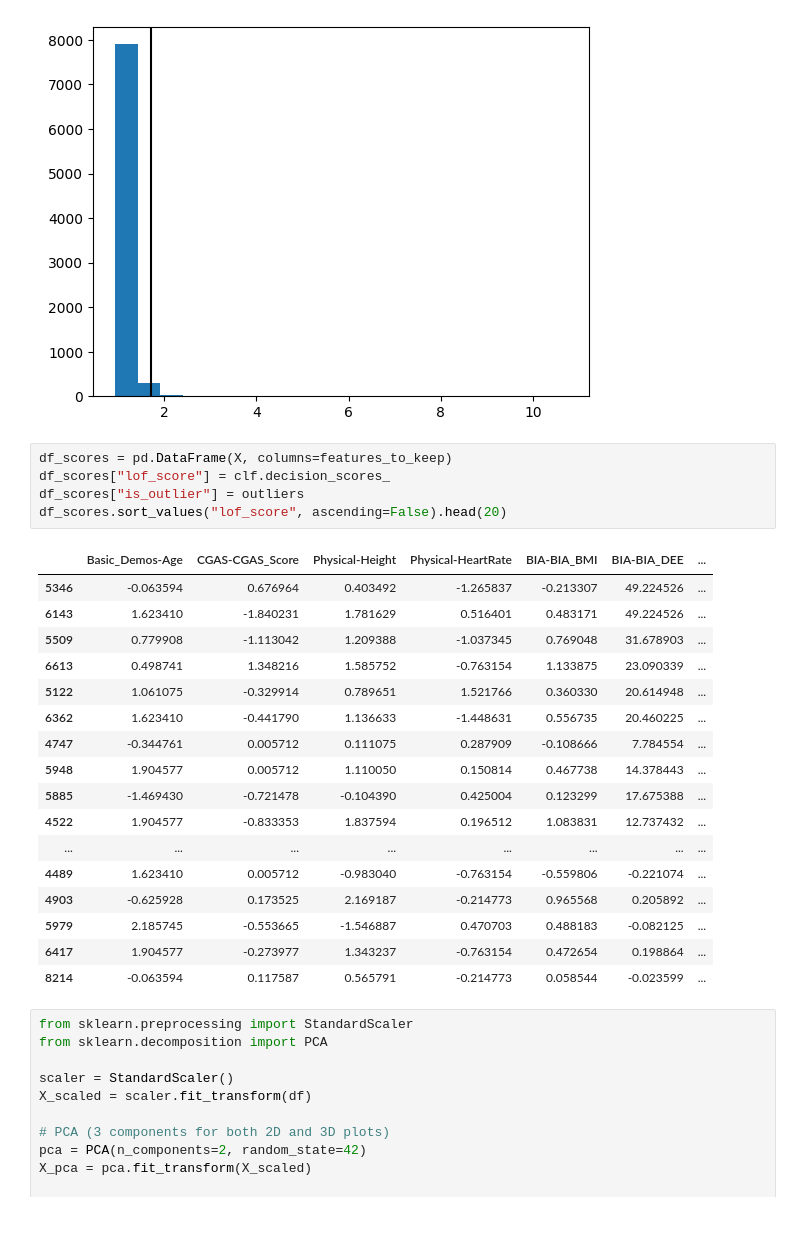
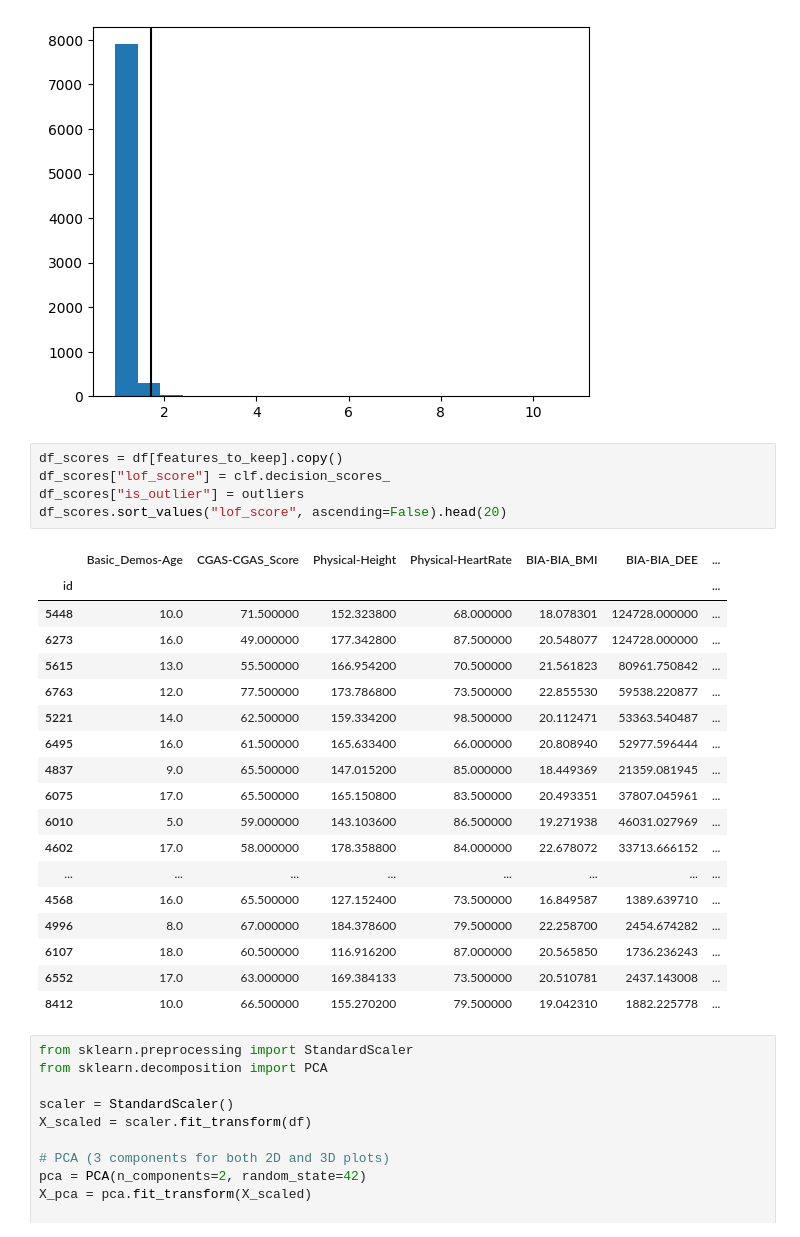
Before and after one commit to GiulioBartoloni/DataMining2, a Jupyter notebook: CMI/src/module_1/LOF.ipynb, the cells around one changed output. Cells and saved outputs as stored; diff of their text form.

```diff
--- a/CMI/src/module_1/LOF.ipynb
+++ b/CMI/src/module_1/LOF.ipynb
@@ -43,28 +43,29 @@ plt.show()
 # %% [output]
 [figure]
 # %%
-df_scores = pd.DataFrame(X, columns=features_to_keep)
+df_scores = df[features_to_keep].copy()
 df_scores["lof_score"] = clf.decision_scores_
 df_scores["is_outlier"] = outliers
 df_scores.sort_values("lof_score", ascending=False).head(20)
 # %% [output]
 |  | Basic_Demos-Age | CGAS-CGAS_Score | Physical-Height | Physical-HeartRate | BIA-BIA_BMI | BIA-BIA_DEE | ... |
-| 5346 | -0.063594 | 0.676964 | 0.403492 | -1.265837 | -0.213307 | 49.224526 | ... |
-| 6143 | 1.623410 | -1.840231 | 1.781629 | 0.516401 | 0.483171 | 49.224526 | ... |
-| 5509 | 0.779908 | -1.113042 | 1.209388 | -1.037345 | 0.769048 | 31.678903 | ... |
-| 6613 | 0.498741 | 1.348216 | 1.585752 | -0.763154 | 1.133875 | 23.090339 | ... |
-| 5122 | 1.061075 | -0.329914 | 0.789651 | 1.521766 | 0.360330 | 20.614948 | ... |
-| 6362 | 1.623410 | -0.441790 | 1.136633 | -1.448631 | 0.556735 | 20.460225 | ... |
-| 4747 | -0.344761 | 0.005712 | 0.111075 | 0.287909 | -0.108666 | 7.784554 | ... |
-| 5948 | 1.904577 | 0.005712 | 1.110050 | 0.150814 | 0.467738 | 14.378443 | ... |
-| 5885 | -1.469430 | -0.721478 | -0.104390 | 0.425004 | 0.123299 | 17.675388 | ... |
-| 4522 | 1.904577 | -0.833353 | 1.837594 | 0.196512 | 1.083831 | 12.737432 | ... |
+| id |  |  |  |  |  |  | ... |
+| 5448 | 10.0 | 71.500000 | 152.323800 | 68.000000 | 18.078301 | 124728.000000 | ... |
+| 6273 | 16.0 | 49.000000 | 177.342800 | 87.500000 | 20.548077 | 124728.000000 | ... |
+| 5615 | 13.0 | 55.500000 | 166.954200 | 70.500000 | 21.561823 | 80961.750842 | ... |
+| 6763 | 12.0 | 77.500000 | 173.786800 | 73.500000 | 22.855530 | 59538.220877 | ... |
+| 5221 | 14.0 | 62.500000 | 159.334200 | 98.500000 | 20.112471 | 53363.540487 | ... |
+| 6495 | 16.0 | 61.500000 | 165.633400 | 66.000000 | 20.808940 | 52977.596444 | ... |
+| 4837 | 9.0 | 65.500000 | 147.015200 | 85.000000 | 18.449369 | 21359.081945 | ... |
+| 6075 | 17.0 | 65.500000 | 165.150800 | 83.500000 | 20.493351 | 37807.045961 | ... |
+| 6010 | 5.0 | 59.000000 | 143.103600 | 86.500000 | 19.271938 | 46031.027969 | ... |
+| 4602 | 17.0 | 58.000000 | 178.358800 | 84.000000 | 22.678072 | 33713.666152 | ... |
 | ... | ... | ... | ... | ... | ... | ... | ... |
-| 4489 | 1.623410 | 0.005712 | -0.983040 | -0.763154 | -0.559806 | -0.221074 | ... |
-| 4903 | -0.625928 | 0.173525 | 2.169187 | -0.214773 | 0.965568 | 0.205892 | ... |
-| 5979 | 2.185745 | -0.553665 | -1.546887 | 0.470703 | 0.488183 | -0.082125 | ... |
-| 6417 | 1.904577 | -0.273977 | 1.343237 | -0.763154 | 0.472654 | 0.198864 | ... |
-| 8214 | -0.063594 | 0.117587 | 0.565791 | -0.214773 | 0.058544 | -0.023599 | ... |
+| 4568 | 16.0 | 65.500000 | 127.152400 | 73.500000 | 16.849587 | 1389.639710 | ... |
+| 4996 | 8.0 | 67.000000 | 184.378600 | 79.500000 | 22.258700 | 2454.674282 | ... |
+| 6107 | 18.0 | 60.500000 | 116.916200 | 87.000000 | 20.565850 | 1736.236243 | ... |
+| 6552 | 17.0 | 63.000000 | 169.384133 | 73.500000 | 20.510781 | 2437.143008 | ... |
+| 8412 | 10.0 | 66.500000 | 155.270200 | 79.500000 | 19.042310 | 1882.225778 | ... |
 # %%
 from sklearn.preprocessing import StandardScaler
 from sklearn.decomposition import PCA
```
Also changed, not shown: parts of 3 cells of this notebook, 8 other files.
